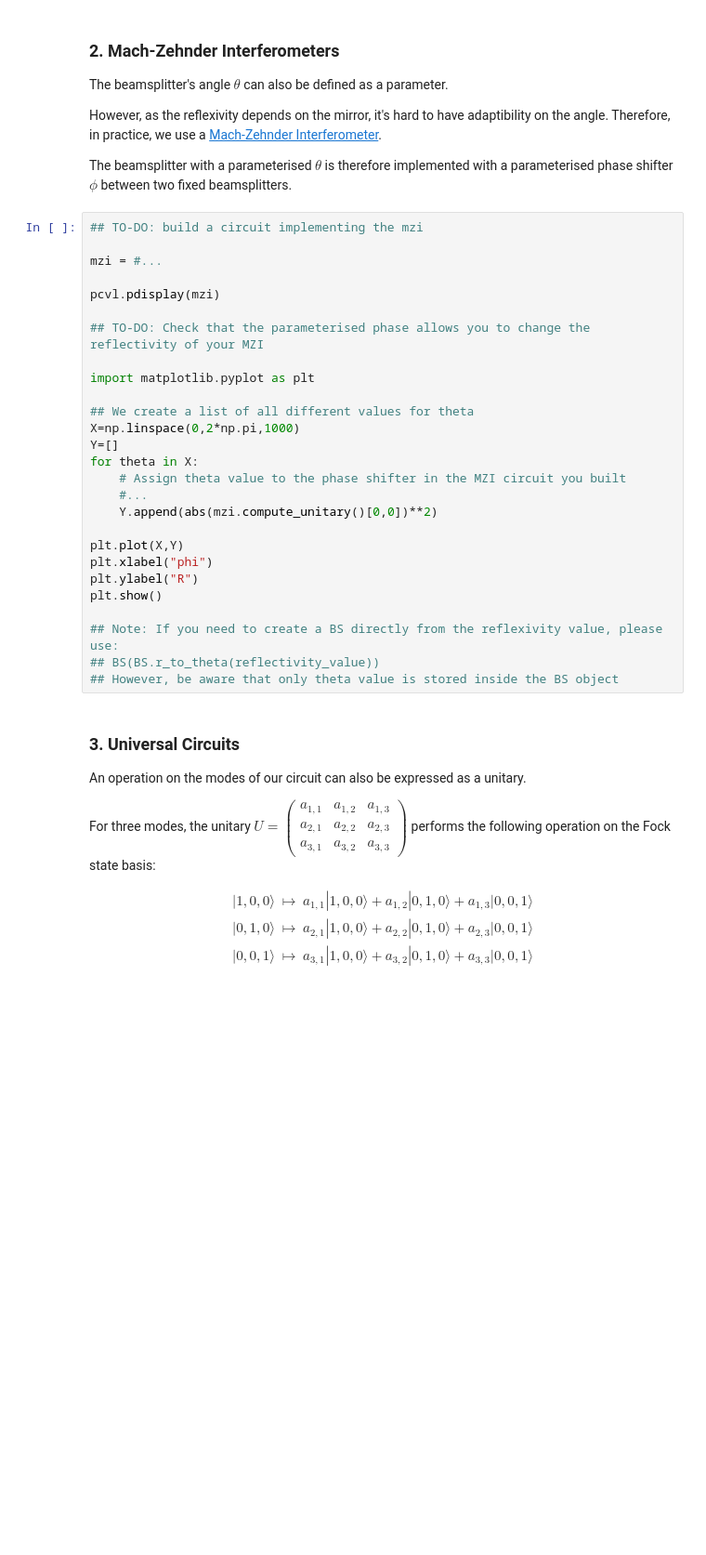
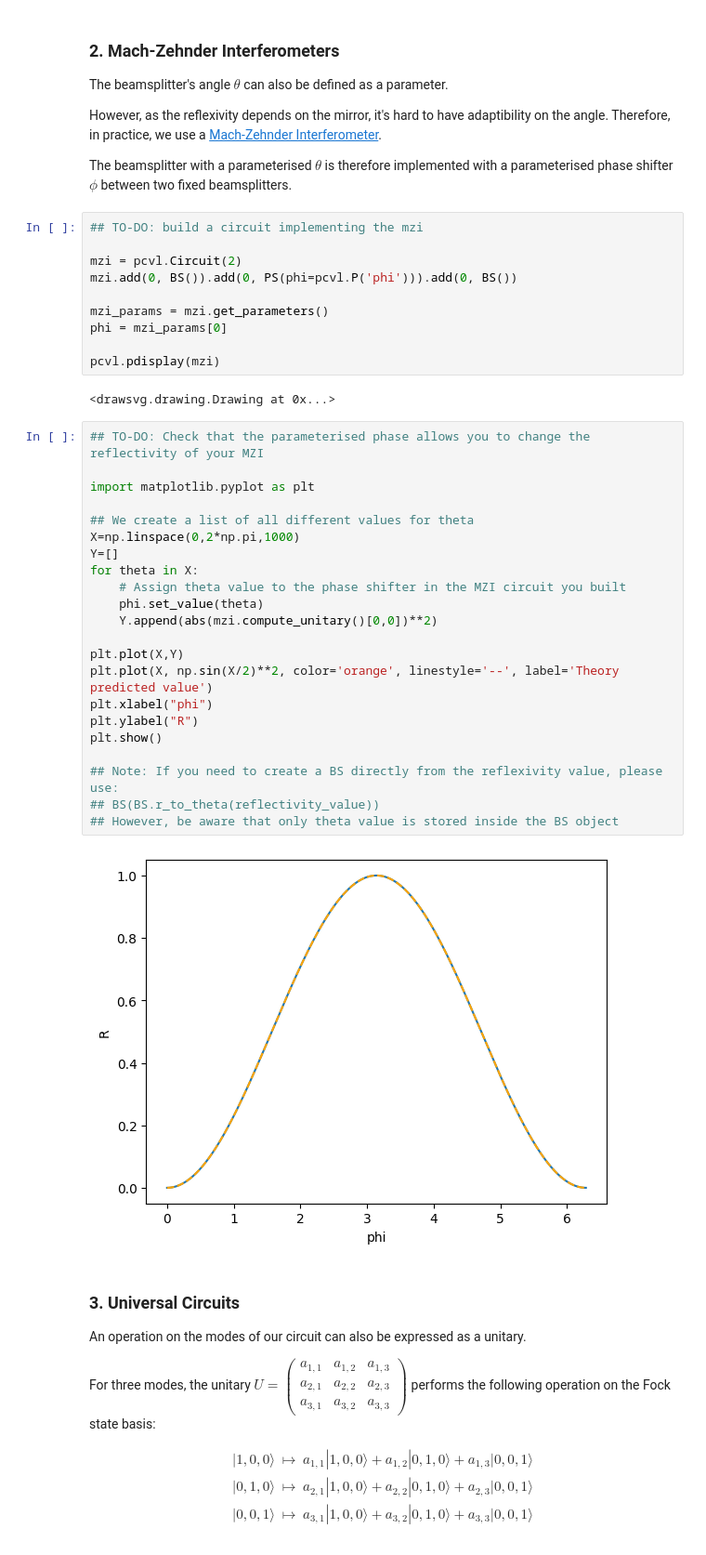
Before and after one commit to MauriceDHanisch/LOQCathon_qReservoir, a Jupyter notebook: getting_started/Tutorial_perceval.ipynb, the cells around one changed output. Shown at 93% size. Cells and saved outputs as stored; diff of their text form; blank space fills up the shorter version.

```diff
--- a/getting_started/Tutorial_perceval.ipynb
+++ b/getting_started/Tutorial_perceval.ipynb
@@ -216,33 +228,42 @@ However, as the reflexivity depends on the mirror, it's hard to have adaptibilit
 Therefore, in practice, we use a [Mach-Zehnder Interferometer](https://en.wikipedia.org/wiki/Mach%E2%80%93Zehnder_interferometer).
 
 The beamsplitter with a parameterised $\theta$ is therefore implemented with a parameterised phase shifter $\phi$ between two fixed beamsplitters.
+# %%
+## TO-DO: build a circuit implementing the mzi
+
+mzi = pcvl.Circuit(2)
+mzi.add(0, BS()).add(0, PS(phi=pcvl.P('phi'))).add(0, BS())
+
+mzi_params = mzi.get_parameters()
+phi = mzi_params[0]
+
+pcvl.pdisplay(mzi)
+# %% [output]
+<drawsvg.drawing.Drawing at 0x...>
 # %%
-## TO-DO: build a circuit implementing the mzi
-
-mzi = #...
-
-pcvl.pdisplay(mzi)
-
 ## TO-DO: Check that the parameterised phase allows you to change the reflectivity of your MZI
 
 import matplotlib.pyplot as plt
 
 ## We create a list of all different values for theta
 X=np.linspace(0,2*np.pi,1000)
 Y=[]
 for theta in X:
     # Assign theta value to the phase shifter in the MZI circuit you built
-    #...
+    phi.set_value(theta)
     Y.append(abs(mzi.compute_unitary()[0,0])**2)
 
 plt.plot(X,Y)
+plt.plot(X, np.sin(X/2)**2, color='orange', linestyle='--', label='Theory predicted value')
 plt.xlabel("phi")
 plt.ylabel("R")
 plt.show()
 
 ## Note: If you need to create a BS directly from the reflexivity value, please use:
 ## BS(BS.r_to_theta(reflectivity_value))
 ## However, be aware that only theta value is stored inside the BS object
+# %% [output]
+[figure, added]
 # %% [markdown]
 ### 3. Universal Circuits
 
```
Also changed, not shown: parts of 17 cells of this notebook.
